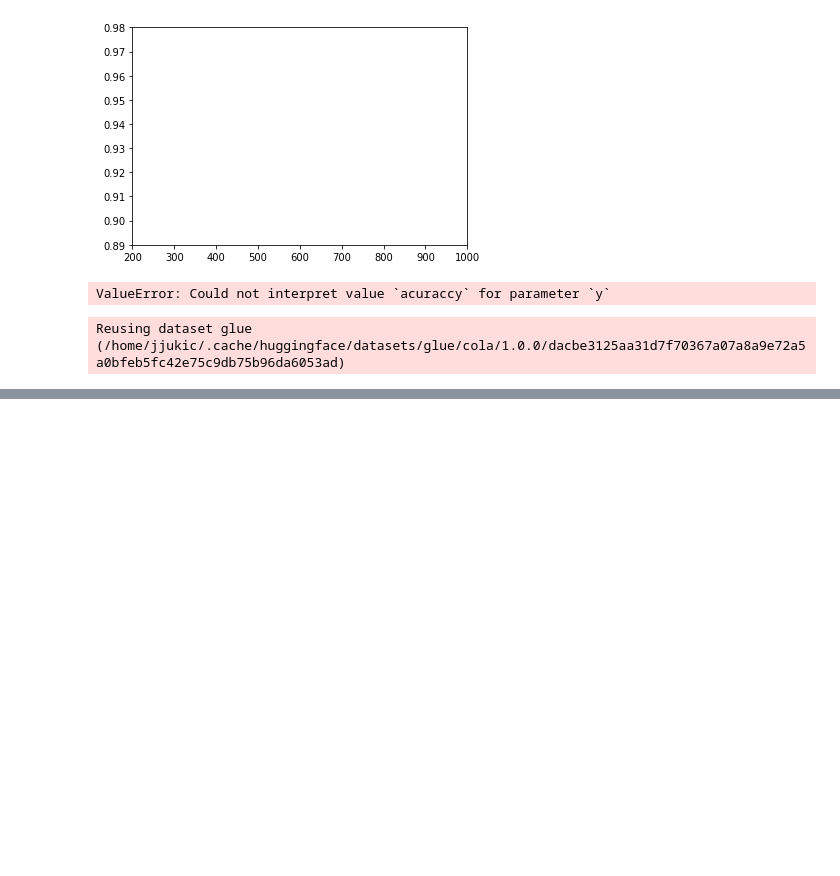
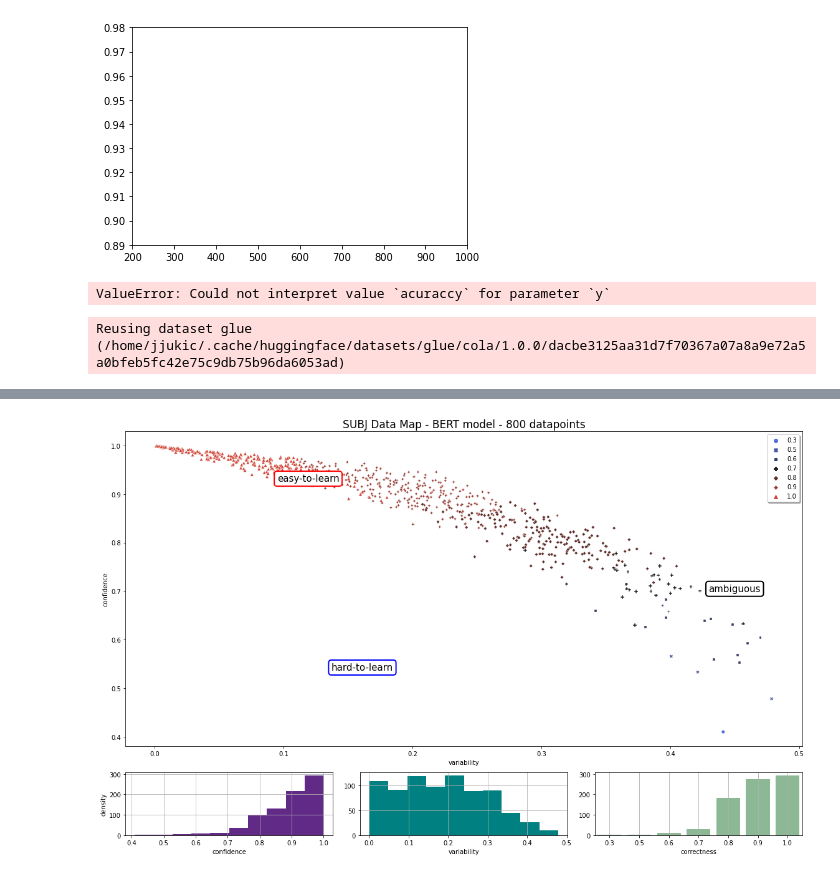
Before and after one commit to josipjukic/adapter-al, a Jupyter notebook: tinkering.ipynb, the cells around one changed output, grey strips where cells are left out. Cells and saved outputs as stored; diff of their text form; code cells hidden in the pictures; blank space fills up the shorter version.

```diff
--- a/tinkering.ipynb
+++ b/tinkering.ipynb
@@ -1347,0 +835,4 @@ random
+# %%
+scatter_it(df_i, meta={"dataset": "SUBJ", "model": "BERT"});
+# %% [output]
+[figure, added]
```
Also changed, not shown: parts of 61 cells of this notebook, 6 other files.
